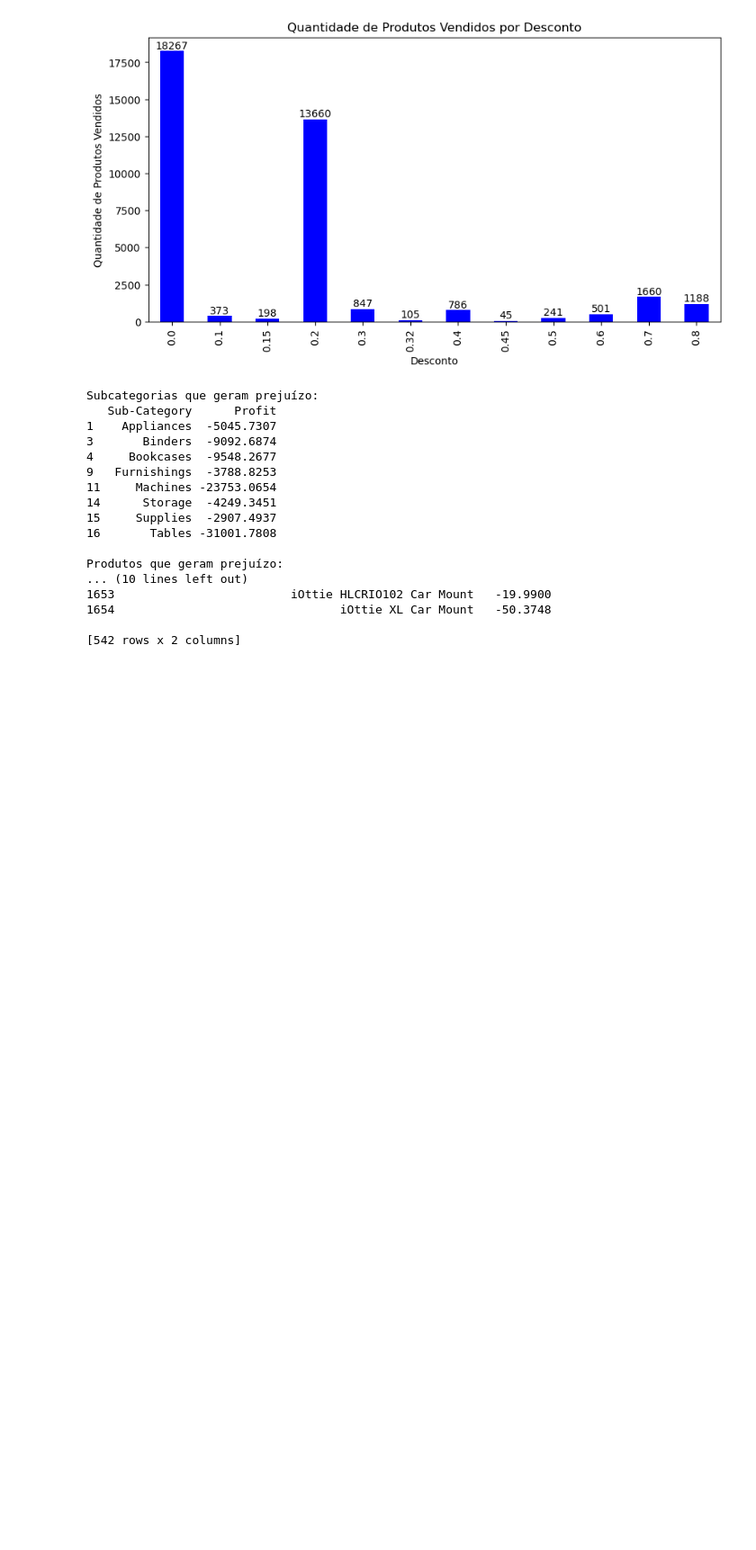
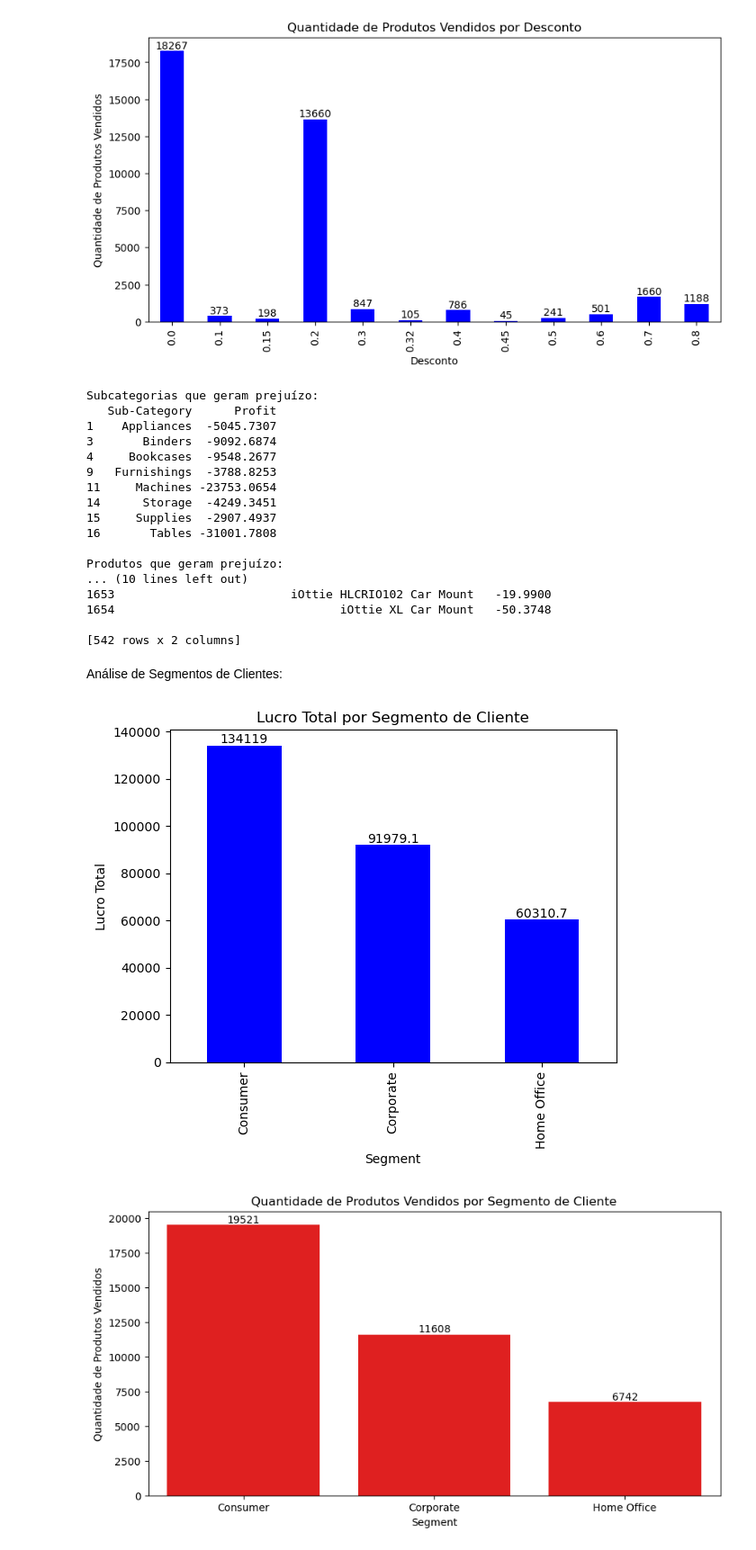
Before and after one commit to mario8978/Analise-de-Dados-Superstore-Sales, a Jupyter notebook: analise1.ipynb, the cells around one changed output. Shown at 90% size. Drawn from its saved outputs; the diff is of its cells as text; code cells hidden in the pictures; blank space fills up the shorter version.

Commit message:
Análise de Segmentos de Clientes e Eficiência da Logística

```diff
--- a/analise1.ipynb
+++ b/analise1.ipynb
@@ -214,3 +214,24 @@ Produtos que geram prejuízo:
 1654                                iOttie XL Car Mount   -50.3748
 
 [542 rows x 2 columns]
+# %% [markdown]
+Análise de Segmentos de Clientes:
+# %%
+#Qual segmento de cliente (Consumer, Corporate, Home Office) gera o maior lucro?
+ax = df.groupby('Segment')['Profit'].sum().plot(kind='bar', color='blue')
+plt.title('Lucro Total por Segmento de Cliente')
+plt.ylabel('Lucro Total')
+ax.bar_label(ax.containers[0])
+plt.show()
+
+#Existe uma correlação entre o tipo de cliente (segmento) e a quantidade de produtos comprados?
+tabelaSegmento = df.groupby('Segment')['Quantity'].sum().reset_index()
+plt.figure(figsize=(10,5))
+ax = sns.barplot(x='Segment', y='Quantity', data=tabelaSegmento, color='red')
+plt.title('Quantidade de Produtos Vendidos por Segmento de Cliente')
+plt.ylabel('Quantidade de Produtos Vendidos')
+ax.bar_label(ax.containers[0])
+plt.show()
+# %% [output]
+[figure, added]
+[figure, added]
```
Also changed, not shown: parts of 3 cells of this notebook.
